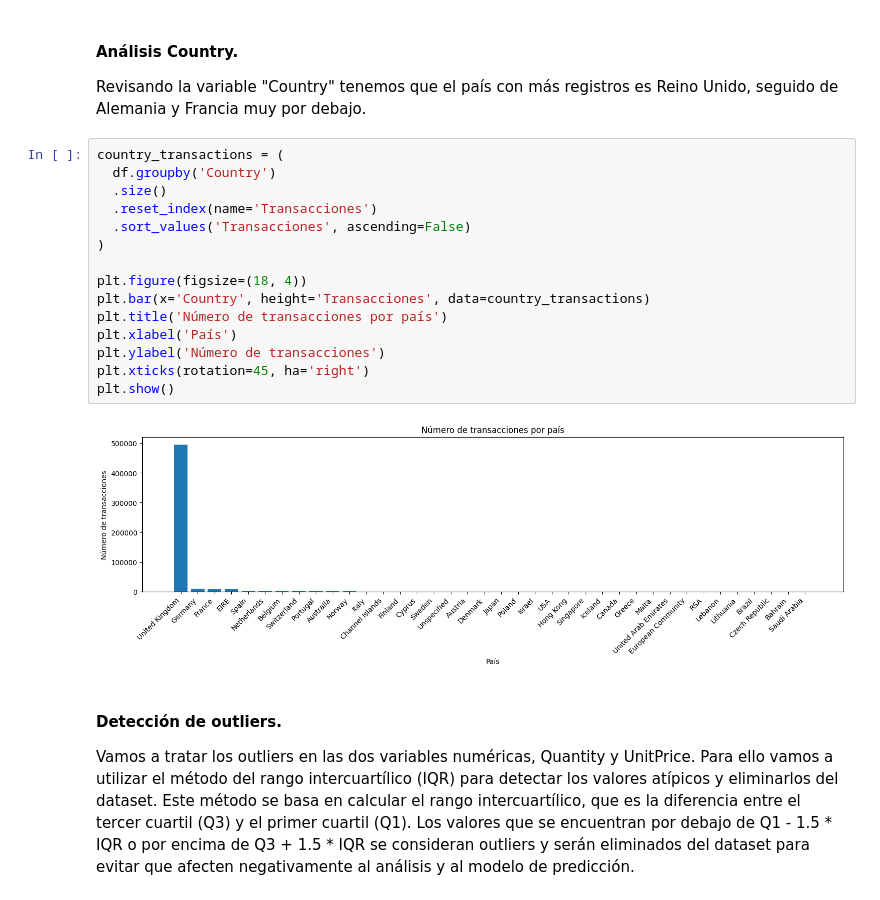
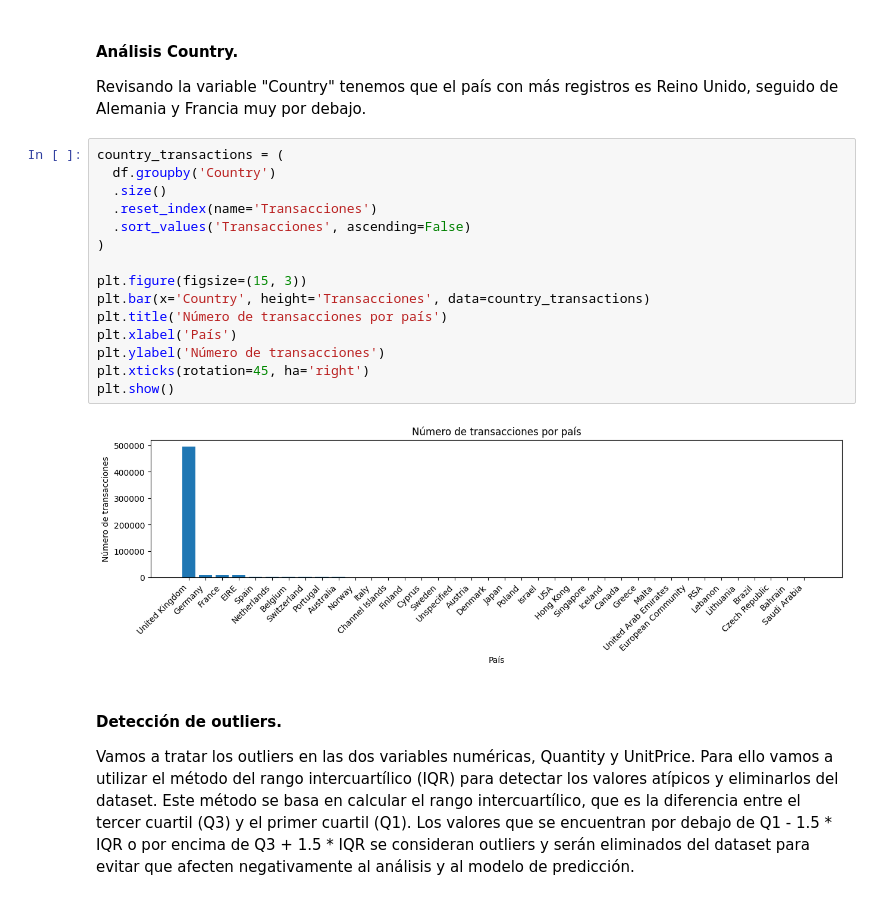
Before and after one commit to saulbasc/Regresion_y_Clustering_E-Commerce, a Jupyter notebook: src/exploracion.ipynb, the cells around one changed output. Saved outputs shown, nothing was run; the diff lists cells and outputs as text.

```diff
--- a/src/exploracion.ipynb
+++ b/src/exploracion.ipynb
@@ -691,20 +661,20 @@ Revisando la variable "Country" tenemos que el país con más registros es Reino
 # %%
 country_transactions = (
   df.groupby('Country')
   .size()
   .reset_index(name='Transacciones')
   .sort_values('Transacciones', ascending=False)
 )
 
-plt.figure(figsize=(18, 4))
+plt.figure(figsize=(15, 3))
 plt.bar(x='Country', height='Transacciones', data=country_transactions)
 plt.title('Número de transacciones por país')
 plt.xlabel('País')
 plt.ylabel('Número de transacciones')
 plt.xticks(rotation=45, ha='right')
 plt.show()
 # %% [output]
-[figure, old version]
+[figure, new version]
 # %% [markdown]
 #### Detección de outliers.
 
```
Also changed, not shown: parts of 16 cells of this notebook, 8 other files.
